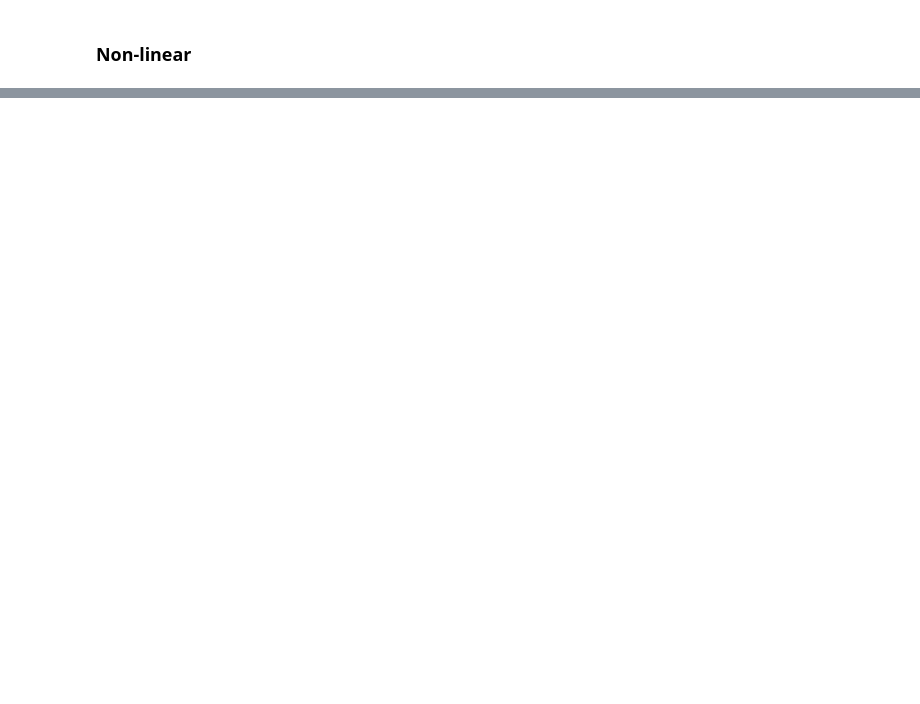
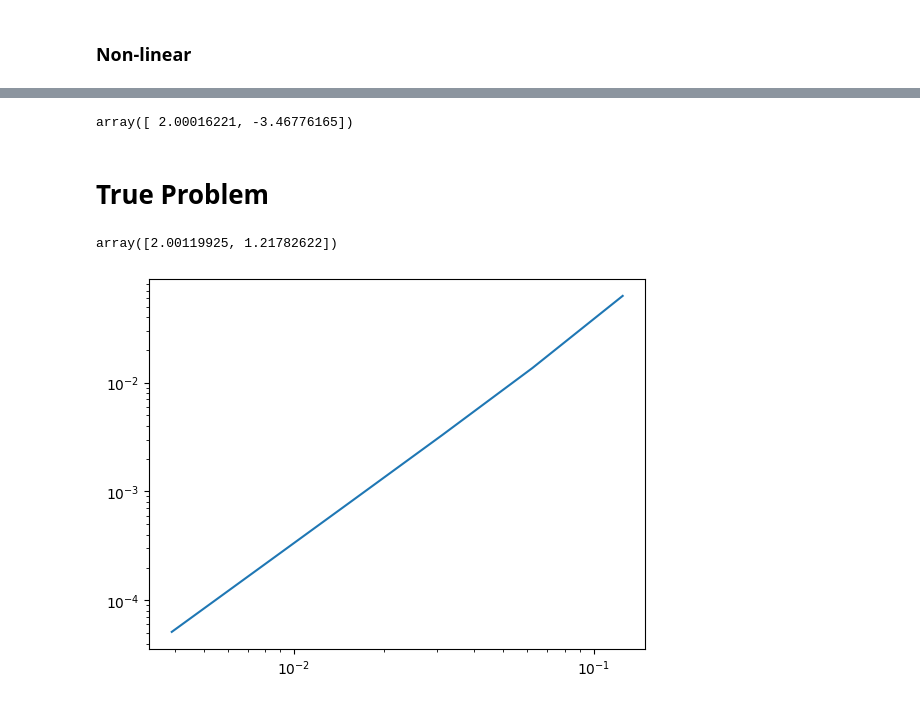
Before and after one commit to Maastrup/02687-SciFi-Computing, a Jupyter notebook: Assignment 1/Newton iter.ipynb, the cells around one changed output, grey strips where cells are left out. Saved outputs shown, nothing was run; the diff lists cells and outputs as text; code cells hidden in the pictures; blank space fills up the shorter version.

```diff
--- a/Assignment 1/Newton iter.ipynb
+++ b/Assignment 1/Newton iter.ipynb
@@ -175,0 +348,6 @@ G(uk)
+# %%
+np.polyfit(np.log(hs[3:]),np.log(errs[3:]),1)
+# %% [output]
+array([ 2.00016221, -3.46776165])
+# %% [markdown]
+# True Problem
@@ -175,0 +406,6 @@ G(uk)
+# %%
+plt.loglog(hs,errs)
+np.polyfit(np.log(hs[3:]),np.log(errs[3:]),1)
+# %% [output]
+array([2.00119925, 1.21782622])
+[figure, added]
```
Also changed, not shown: parts of 20 cells of this notebook, 1 other file.
